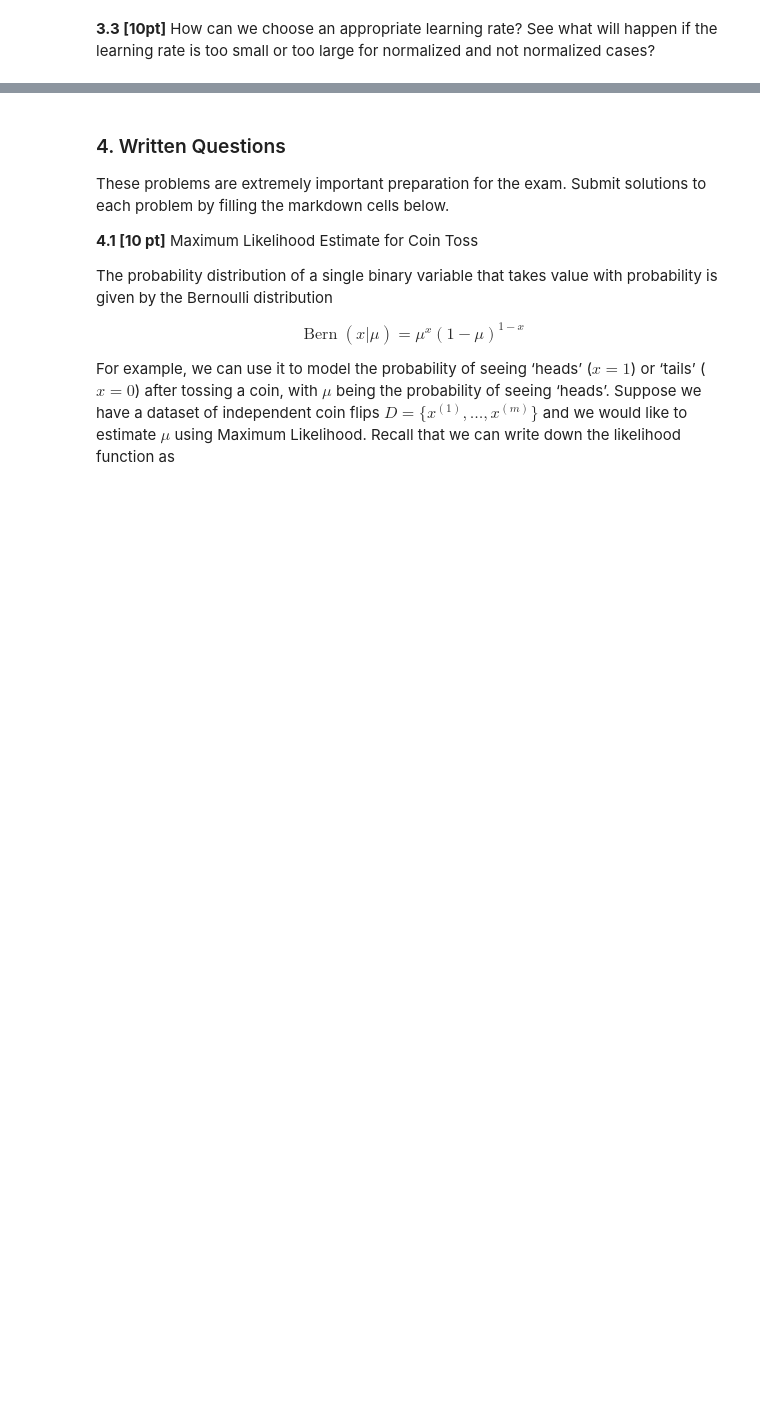
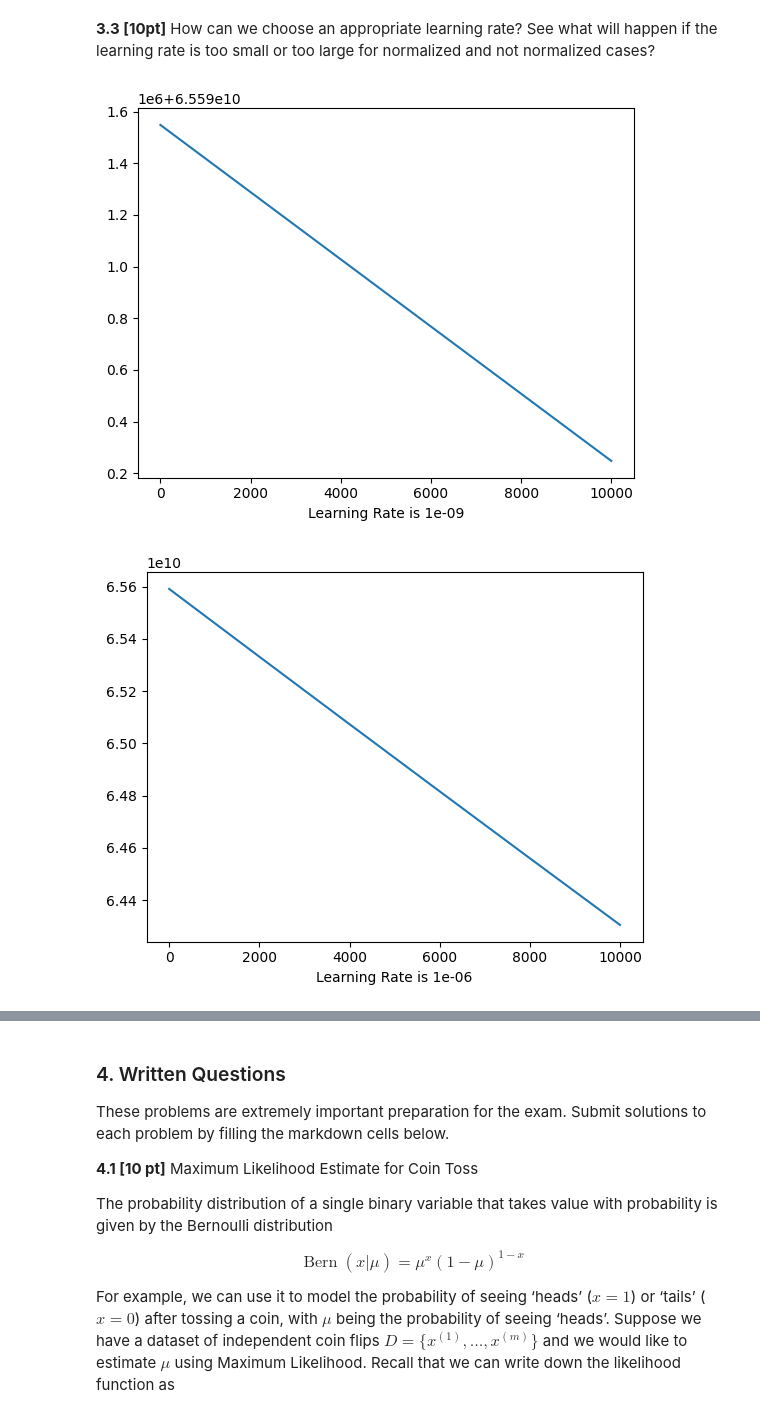
Before and after one commit to digitaldna01/boston-univ, a Jupyter notebook: CAS CS 542/HW/pset1/pset1.ipynb, the cells around one changed output, grey strips where cells are left out. Drawn from its saved outputs; the diff is of its cells as text; code cells hidden in the pictures; blank space fills up the shorter version.

```diff
--- a/CAS CS 542/HW/pset1/pset1.ipynb
+++ b/CAS CS 542/HW/pset1/pset1.ipynb
@@ -451,0 +473,15 @@ raise NotImplementedError("Plot loss behaviour when with multiple different lear
+# %%
+#Plot loss behaviour when with multiple different learning rates
+
+learning_rate = [1e-9, 1e-6, 1e-3, 1e-1]
+
+for lr in learning_rate:
+    result = run_gd(loss, loss_gradient, X_normed, y, theta_init, n_iter=10000, lr=lr)
+    theta_est, loss_values, theta_values = result
+
+    plt.plot(loss_values)
+    plt.xlabel(f"Learning Rate is {lr}")
+    plt.show()
+# %% [output]
+[figure, added]
+[figure, added]
```
Also changed, not shown: parts of 12 cells of this notebook.
